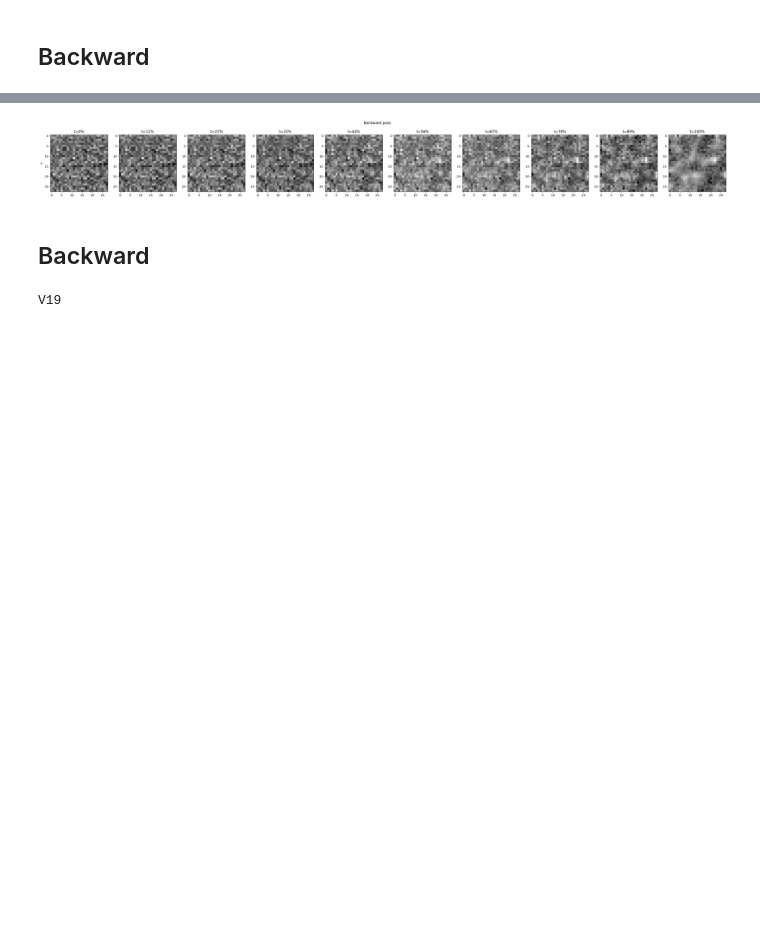
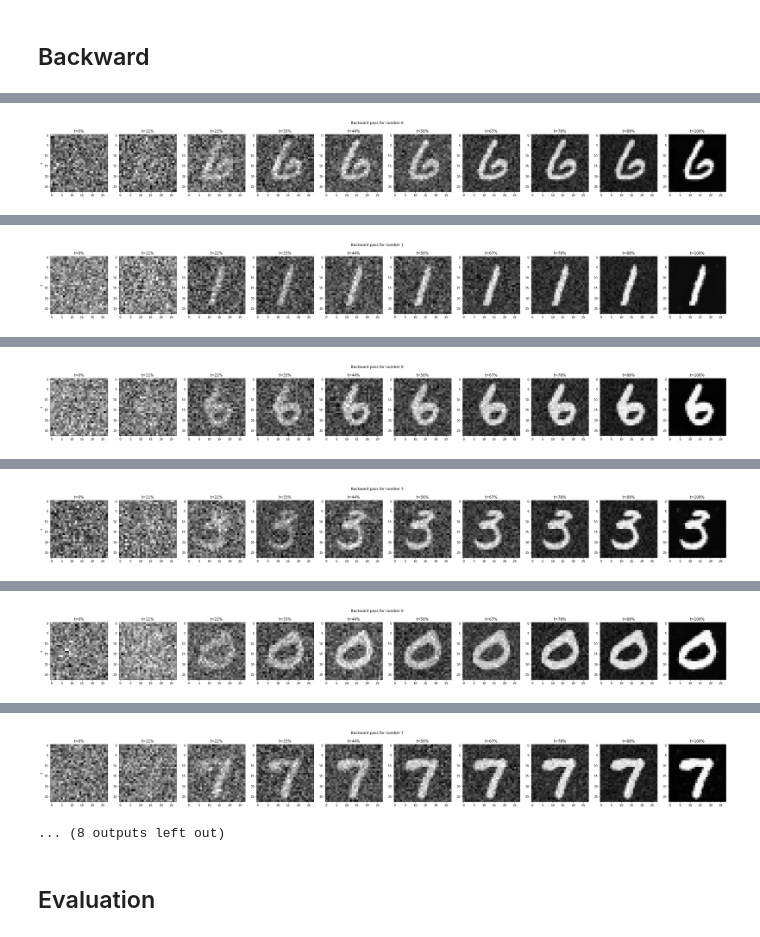
Before and after one commit to lucasmrdt/diffusion-model, a Jupyter notebook: notebooks/model_on_mnist.ipynb, the cells around one changed output, grey strips where cells are left out. Cells and saved outputs as stored; diff of their text form; code cells hidden in the pictures; blank space fills up the shorter version.

```diff
--- a/notebooks/model_on_mnist.ipynb
+++ b/notebooks/model_on_mnist.ipynb
@@ -86,18 +86,16 @@ for x in X[:3]:
 # %%
-model = Model(scheduler=sch, forwarder=fwd)
-bkw = Backwarder(scheduler=sch, model=model, sigma="beta")
-
 def plot_backward():
   idx = torch.randint(0, len(X), (1,))[0]
   rand_y = rearrange(y_hot[idx], "d -> 1 d")
-  xt = bkw.backward_loop(rand_y, shape=(X.shape[1:]))
-  many_imshow(xt, y_title="x", title="Backward pass")
+  xt = bkw.backward_loop(rand_y, shape=(1, *X.shape[1:]))
+  xt = rearrange(xt, "t 1 h w -> t h w")
+  many_imshow(xt, y_title="x", title=f"Backward pass for number {y[idx]}")
 
-def logger(epoch, loss):
-  print(f"Epoch {epoch}: loss={loss.item()}")
+def logger(epoch, losses):
+  print(f"Epoch {epoch}: loss={sum(losses)/len(losses)}")
   plot_backward()
 # %%
 dataset = torch.utils.data.TensorDataset(X, y_hot)
-dataloader = torch.utils.data.DataLoader(dataset, batch_size=256)
+dataloader = torch.utils.data.DataLoader(dataset, batch_size=1024)
 model.fit(dataloader, logger=logger, n_epochs=100)
 # %% [output]
@@ -104,0 +103 @@ KeyboardInterrupt:
+[figure, added]
@@ -104,0 +105 @@ KeyboardInterrupt:
+[figure, added]
@@ -104,0 +107 @@ KeyboardInterrupt:
+[figure, added]
@@ -104,0 +109 @@ KeyboardInterrupt:
+[figure, added]
@@ -104,0 +111 @@ KeyboardInterrupt:
+[figure, added]
@@ -105,11 +113,4 @@ KeyboardInterrupt:
+[figure, added]
+... (8 outputs left out)
-# %%
-plot_backward()
-# %% [output]
-[figure, removed]
 # %% [markdown]
-## Backward
+## Evaluation
-# %%
-noise_model = UNetNoiseModel(forward_module, scheduler, label_embedding, time_step_embedding)
-backward_module = BackwardModule(forward_module, scheduler, noise_model, "beta")
-# %% [output]
-V19
```
Also changed, not shown: parts of 16 cells of this notebook, 6 other files.
